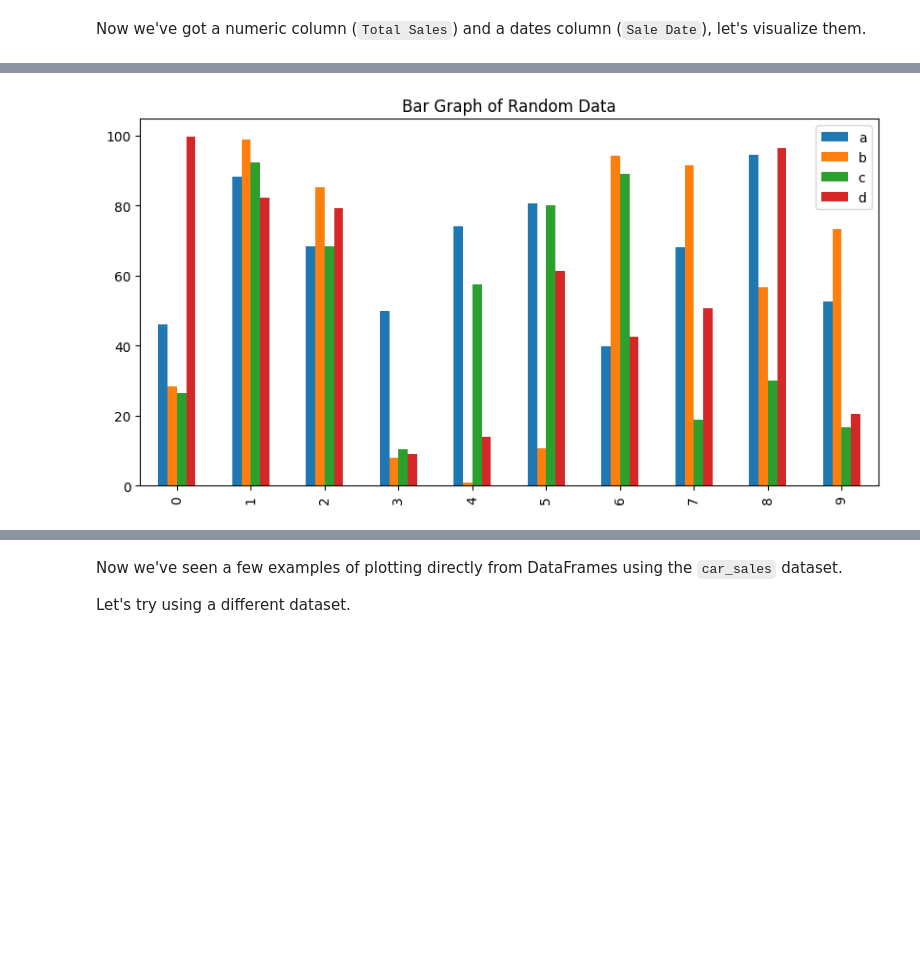
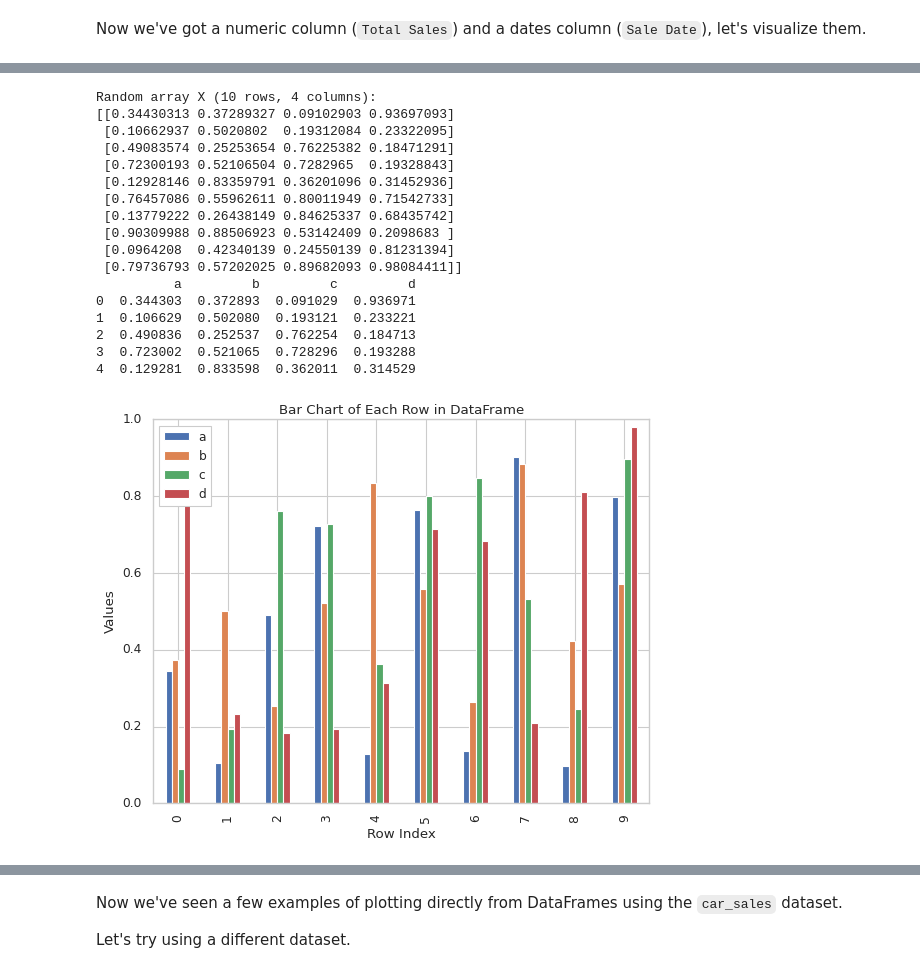
Before and after one commit to 2mlashraf/zag-_Eng-AI, a Jupyter notebook: Matplotlib_Task.ipynb, the cells around one changed output, grey strips where cells are left out. Drawn from its saved outputs; the diff is of its cells as text; code cells hidden in the pictures; blank space fills up the shorter version.

```diff
--- a/Matplotlib_Task.ipynb
+++ b/Matplotlib_Task.ipynb
@@ -117,22 +122,40 @@ plt.show()
 # %%
-import numpy as np
-import pandas as pd
-import matplotlib.pyplot as plt
-
 # Create a NumPy array of random numbers of size (10, 4) and save it to X
-X = np.random.rand(10, 4) * 100
+X = np.random.rand(10, 4)
+print("Random array X (10 rows, 4 columns):")
+print(X)
 
 # Turn the NumPy array X into a DataFrame with columns called ['a', 'b', 'c', 'd']
-df = pd.DataFrame(X, columns=['a', 'b', 'c', 'd'])
+X_df = pd.DataFrame(X, columns=['a', 'b', 'c', 'd'])
+print(X_df.head())
 
 # Create a bar graph of the DataFrame
-df.plot(kind='bar', figsize=(10,5))
+X_df.plot(kind='bar')
 
-
-plt.title("Bar Graph of Random Data")
+plt.title('Bar Chart of Each Row in DataFrame')
+plt.xlabel('Row Index')
+plt.ylabel('Values')
+plt.grid(True)
 plt.show()
 # %% [output]
+Random array X (10 rows, 4 columns):
+[[0.34430313 0.37289327 0.09102903 0.93697093]
+ [0.10662937 0.5020802  0.19312084 0.23322095]
+ [0.49083574 0.25253654 0.76225382 0.18471291]
+ [0.72300193 0.52106504 0.7282965  0.19328843]
+ [0.12928146 0.83359791 0.36201096 0.31452936]
+ [0.76457086 0.55962611 0.80011949 0.71542733]
+ [0.13779222 0.26438149 0.84625337 0.68435742]
+ [0.90309988 0.88506923 0.53142409 0.2098683 ]
+ [0.0964208  0.42340139 0.24550139 0.81231394]
+ [0.79736793 0.57202025 0.89682093 0.98084411]]
+          a         b         c         d
+0  0.344303  0.372893  0.091029  0.936971
+1  0.106629  0.502080  0.193121  0.233221
+2  0.490836  0.252537  0.762254  0.184713
+3  0.723002  0.521065  0.728296  0.193288
+4  0.129281  0.833598  0.362011  0.314529
-[figure, old version]
+[figure, new version]
 # %%
 # Create a bar graph of the 'Make' and 'Odometer (KM)' columns in the car_sales DataFrame
 
```
Also changed, not shown: parts of 28 cells of this notebook, 4 other files.
